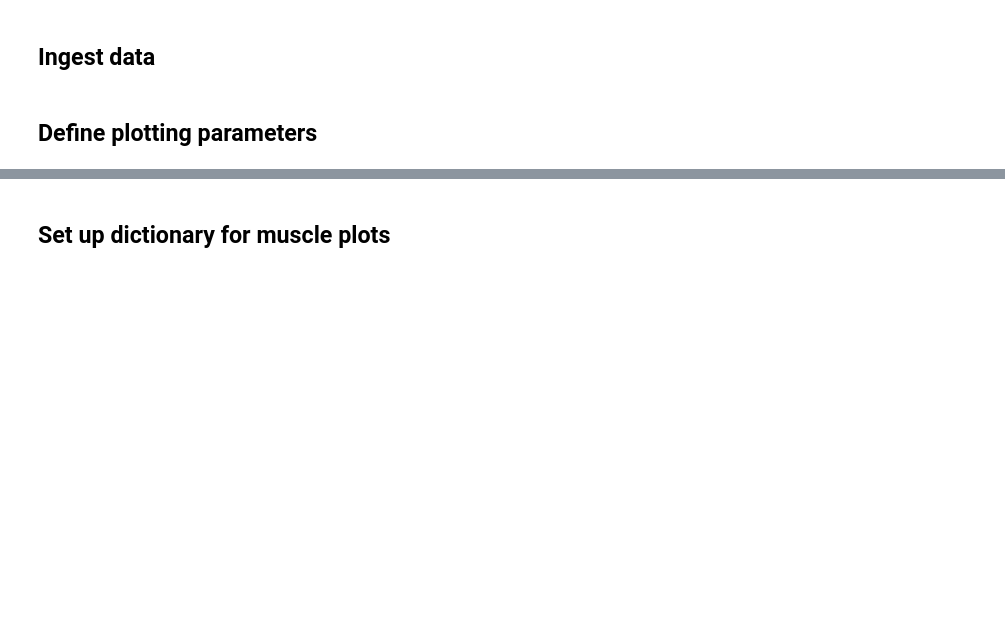
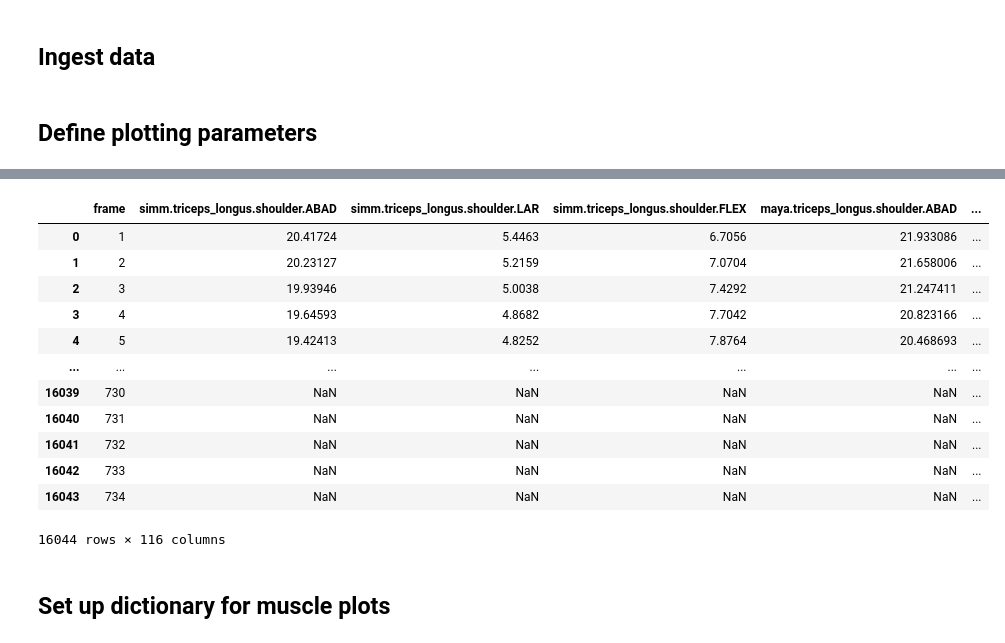
Before and after one commit to popscallion/possumpolish, a Jupyter notebook: Echidna3DPlots.ipynb, the cells around one changed output, grey strips where cells are left out. Cells and saved outputs as stored; diff of their text form; code cells hidden in the pictures; blank space fills up the shorter version.

```diff
--- a/Echidna3DPlots.ipynb
+++ b/Echidna3DPlots.ipynb
@@ -437,7 +438,7 @@ def animate(i):
 # %% [markdown]
 ## Define plotting parameters
 # %%
-all_data = pd.read_csv('/Users/phil/Desktop/phil2021feb_all_echidna_newaxes_alljoints.csv',index_col=0)
+all_data = pd.read_csv('/Users/phil/Development/possumpolish/phil2021feb_all_echidna_newaxes_alljoints.csv',index_col=0)
 colors = {'red':'#B74B4B', 'green':'#8EC15A', 'blue':'#5083D2'}
 viewYZ = (0,0)
 viewXZ = (0,90)
@@ -447,3 +448,4 @@ view3Qneg = (-45,225)
 view3Qst = (-45,45)
 view3Qsw = (135,45)
 vX, vY = viewXY
+# [col for col in all_data.columns if muscle in col and joint in col and axis in col and src in col]
@@ -450,3 +496,19 @@ vX, vY = viewXY
+# %%
+mean_squared_error(all_data['.'.join(['maya',muscle,joint,axis])].dropna(),all_data['.'.join(['simm',muscle,joint,axis])].dropna(),squared=False)
+# %% [output]
+|  | frame | simm.triceps_longus.shoulder.ABAD | simm.triceps_longus.shoulder.LAR | simm.triceps_longus.shoulder.FLEX | maya.triceps_longus.shoulder.ABAD | ... |
+| 0 | 1 | 20.41724 | 5.4463 | 6.7056 | 21.933086 | ... |
+| 1 | 2 | 20.23127 | 5.2159 | 7.0704 | 21.658006 | ... |
+| 2 | 3 | 19.93946 | 5.0038 | 7.4292 | 21.247411 | ... |
+| 3 | 4 | 19.64593 | 4.8682 | 7.7042 | 20.823166 | ... |
+| 4 | 5 | 19.42413 | 4.8252 | 7.8764 | 20.468693 | ... |
+| ... | ... | ... | ... | ... | ... | ... |
+| 16039 | 730 | NaN | NaN | NaN | NaN | ... |
+| 16040 | 731 | NaN | NaN | NaN | NaN | ... |
+| 16041 | 732 | NaN | NaN | NaN | NaN | ... |
+| 16042 | 733 | NaN | NaN | NaN | NaN | ... |
+| 16043 | 734 | NaN | NaN | NaN | NaN | ... |
+16044 rows × 116 columns
 # %% [markdown]
 ## Set up dictionary for muscle plots
 # %%
```
Also changed, not shown: parts of 19 cells of this notebook, 12 other files.
